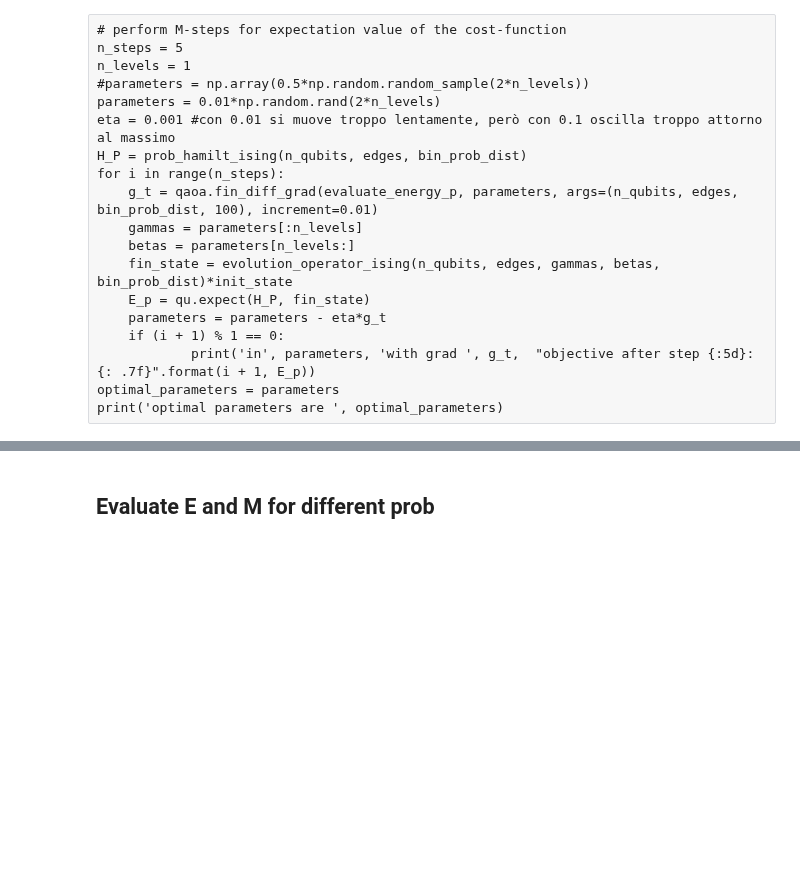
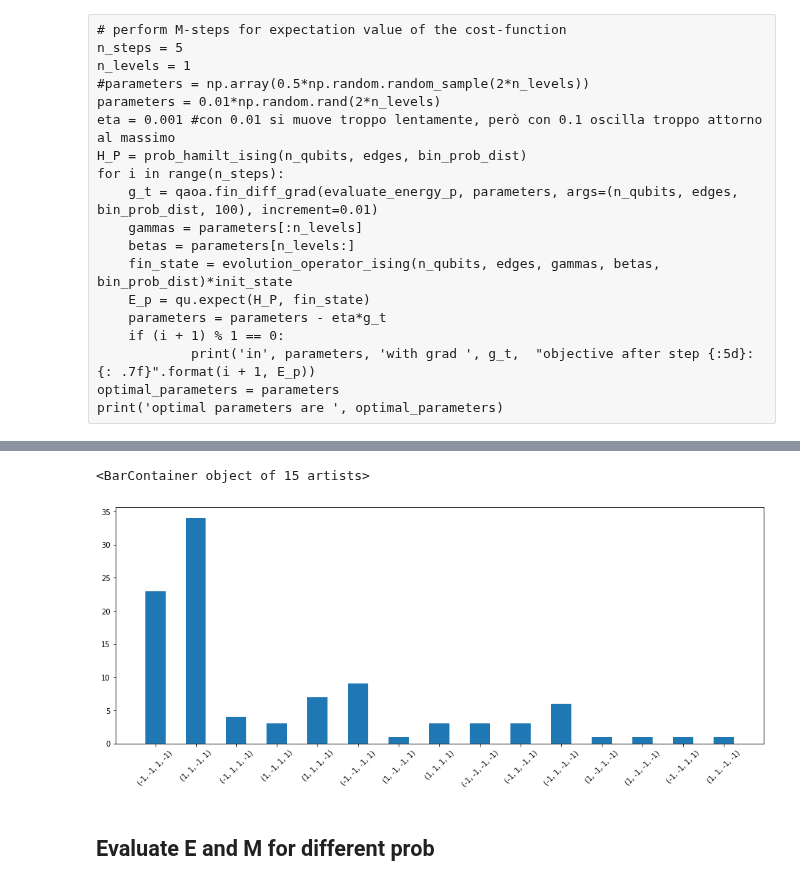
Before and after one commit to andreabasiliorava/Thesis_QAOA, a Jupyter notebook: QAOA_RBIM.ipynb, the cells around one changed output, grey strips where cells are left out. Saved outputs shown, nothing was run; the diff lists cells and outputs as text; code cells hidden in the pictures; blank space fills up the shorter version.

```diff
--- a/QAOA_RBIM.ipynb
+++ b/QAOA_RBIM.ipynb
@@ -374,3 +623,14 @@ plt.bar(x_axis, dict_outcomes.values(), width = 0.5)
+# %%
+# plot probabilities of each state of the graph corresponding to every possible configuration after a cut
+plt.figure(figsize = (2**n_qubits,6))
+plt.xticks(rotation=45)
+x_axis = []
+for key in dict_outcomes:
+    x_axis.append(str(key))
+plt.bar(x_axis, dict_outcomes.values(), width = 0.5)
+# %% [output]
+<BarContainer object of 15 artists>
+[figure, added]
 # %% [markdown]
 ## Evaluate E and M for different prob
 # %%
```
Also changed, not shown: parts of 38 cells of this notebook, 3 other files.
